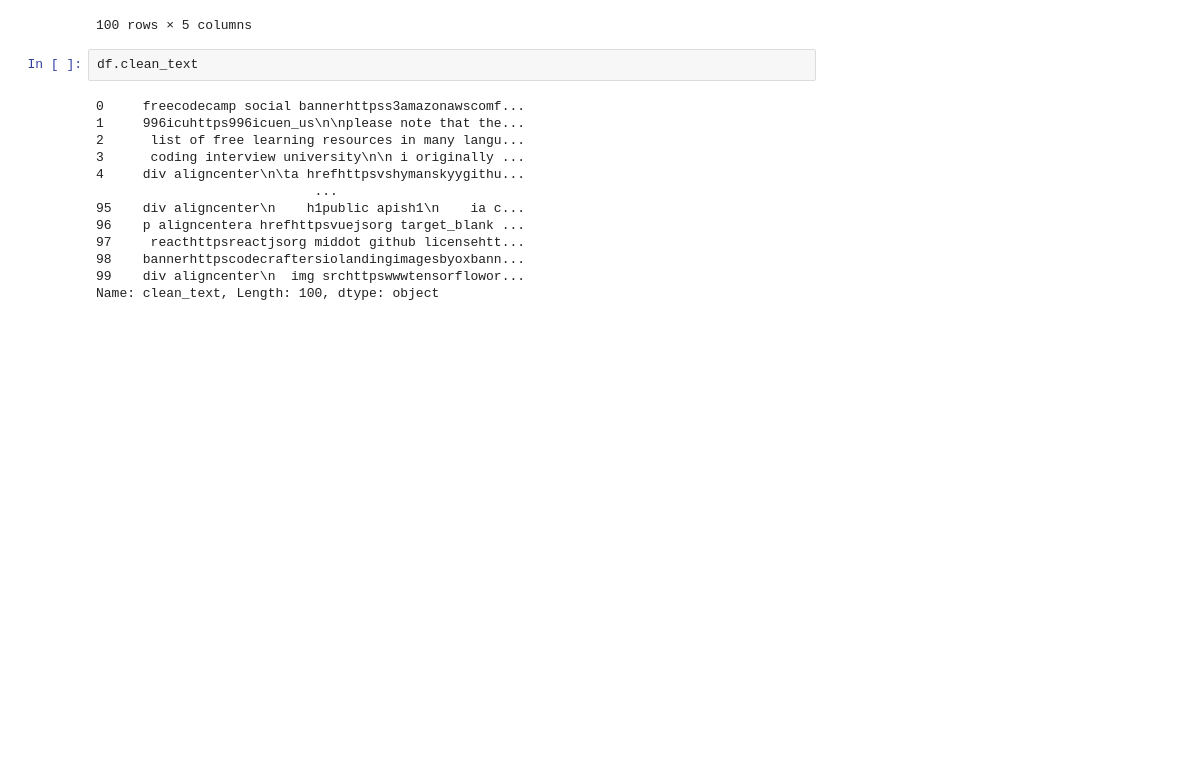
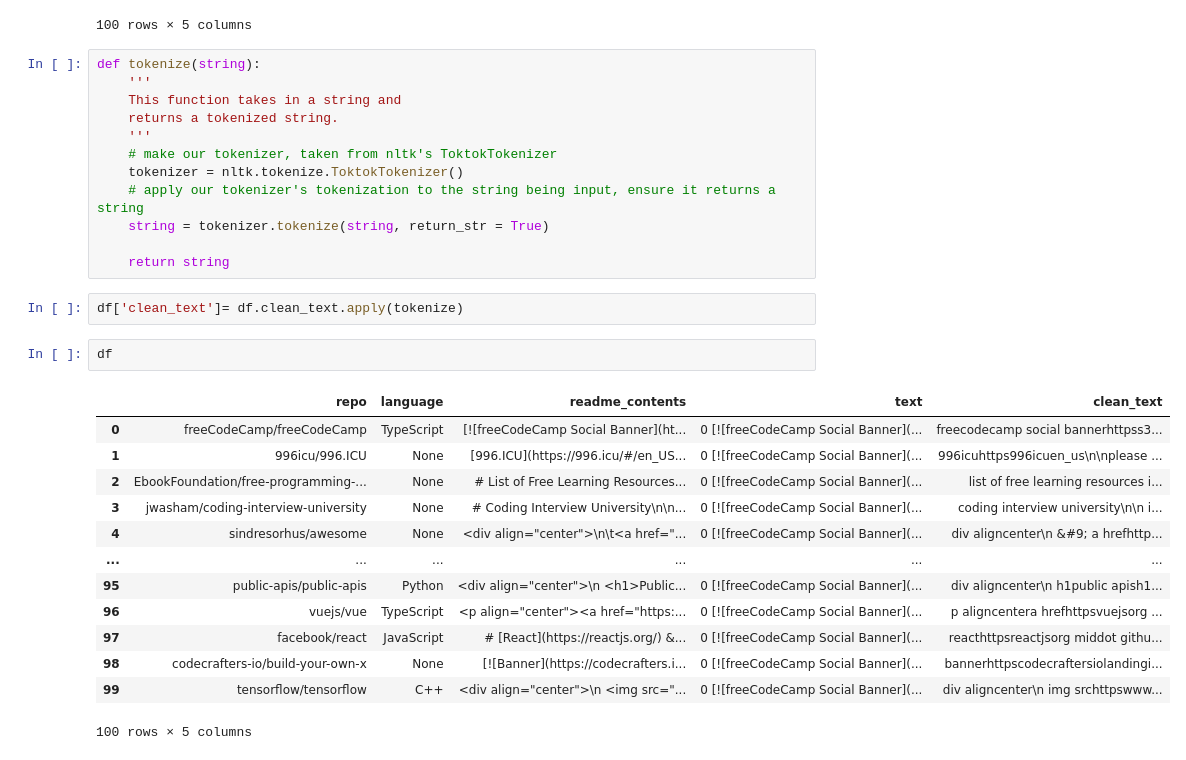
Before and after one commit to NLP-Project-Burton-Yuvia-Yvette/NLP-Project, a Jupyter notebook: webscraping.ipynb, the cells around one changed output. Cells and saved outputs as stored; diff of their text form; blank space fills up the shorter version.

```diff
--- a/webscraping.ipynb
+++ b/webscraping.ipynb
@@ -259,18 +259,33 @@ df
 | 98 | codecrafters-io/build-your-own-x | None | [![Banner](https://codecrafters.i... | 0 [![freeCodeCamp Social Banner](... | bannerhttpscodecraftersiolandingi... |
 | 99 | tensorflow/tensorflow | C++ | <div align="center">\n <img src="... | 0 [![freeCodeCamp Social Banner](... | div aligncenter\n img srchttpswww... |
 100 rows × 5 columns
+# %%
+def tokenize(string):
+    '''
+    This function takes in a string and
+    returns a tokenized string.
+    '''
+    # make our tokenizer, taken from nltk's ToktokTokenizer
+    tokenizer = nltk.tokenize.ToktokTokenizer()
+    # apply our tokenizer's tokenization to the string being input, ensure it returns a string
+    string = tokenizer.tokenize(string, return_str = True)
+
+    return string
+# %%
+df['clean_text']= df.clean_text.apply(tokenize)
 # %%
-df.clean_text
+df
 # %% [output]
+|  | repo | language | readme_contents | text | clean_text |
+| 0 | freeCodeCamp/freeCodeCamp | TypeScript | [![freeCodeCamp Social Banner](ht... | 0 [![freeCodeCamp Social Banner](... | freecodecamp social bannerhttpss3... |
+| 1 | 996icu/996.ICU | None | [996.ICU](https://996.icu/#/en_US... | 0 [![freeCodeCamp Social Banner](... | 996icuhttps996icuen_us\n\nplease ... |
+| 2 | EbookFoundation/free-programming-... | None | # List of Free Learning Resources... | 0 [![freeCodeCamp Social Banner](... | list of free learning resources i... |
+| 3 | jwasham/coding-interview-university | None | # Coding Interview University\n\n... | 0 [![freeCodeCamp Social Banner](... | coding interview university\n\n i... |
+| 4 | sindresorhus/awesome | None | <div align="center">\n\t<a href="... | 0 [![freeCodeCamp Social Banner](... | div aligncenter\n &#9; a hrefhttp... |
+| ... | ... | ... | ... | ... | ... |
+| 95 | public-apis/public-apis | Python | <div align="center">\n <h1>Public... | 0 [![freeCodeCamp Social Banner](... | div aligncenter\n h1public apish1... |
+| 96 | vuejs/vue | TypeScript | <p align="center"><a href="https:... | 0 [![freeCodeCamp Social Banner](... | p aligncentera hrefhttpsvuejsorg ... |
+| 97 | facebook/react | JavaScript | # [React](https://reactjs.org/) &... | 0 [![freeCodeCamp Social Banner](... | reacthttpsreactjsorg middot githu... |
+| 98 | codecrafters-io/build-your-own-x | None | [![Banner](https://codecrafters.i... | 0 [![freeCodeCamp Social Banner](... | bannerhttpscodecraftersiolandingi... |
+| 99 | tensorflow/tensorflow | C++ | <div align="center">\n <img src="... | 0 [![freeCodeCamp Social Banner](... | div aligncenter\n img srchttpswww... |
-0     freecodecamp social bannerhttpss3amazonawscomf...
-1     996icuhttps996icuen_us\n\nplease note that the...
-2      list of free learning resources in many langu...
-3      coding interview university\n\n i originally ...
-4     div aligncenter\n\ta hrefhttpsvshymanskyygithu...
-                            ...
-95    div aligncenter\n    h1public apish1\n    ia c...
-96    p aligncentera hrefhttpsvuejsorg target_blank ...
-97     reacthttpsreactjsorg middot github licensehtt...
-98    bannerhttpscodecraftersiolandingimagesbyoxbann...
-99    div aligncenter\n  img srchttpswwwtensorflowor...
-Name: clean_text, Length: 100, dtype: object
+100 rows × 5 columns
```
Also changed, not shown: parts of 5 cells of this notebook.
